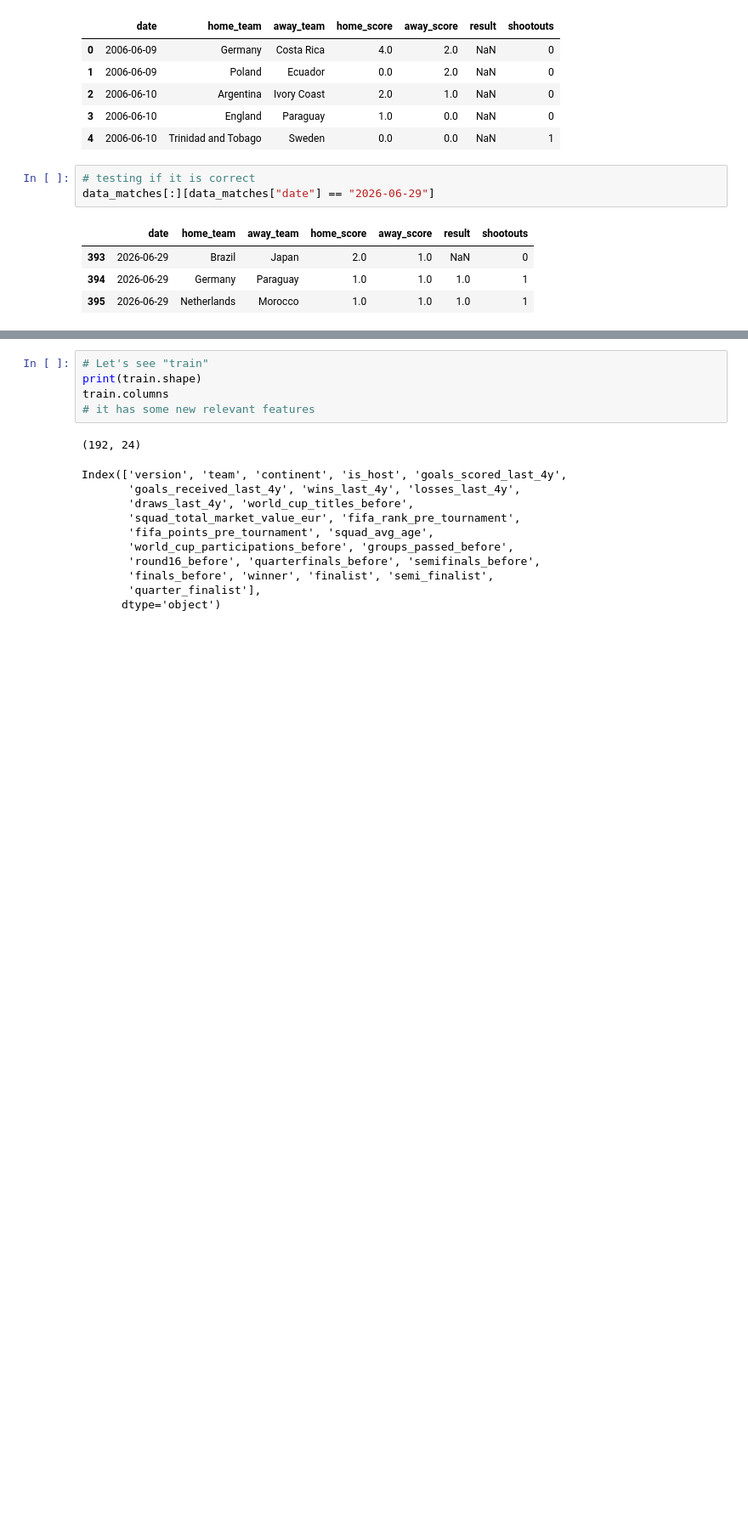
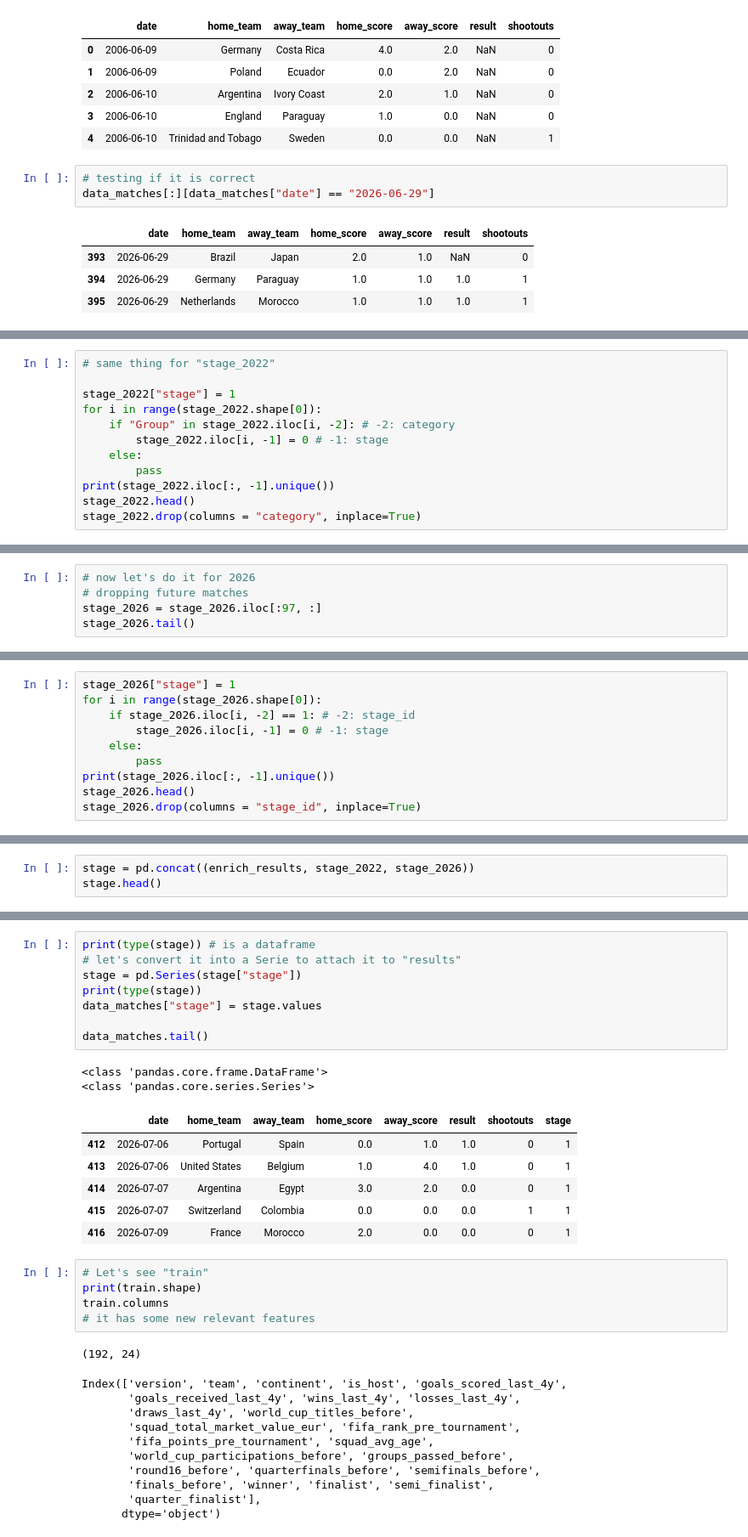
Before and after one commit to michele-55/world_cup_project, a Jupyter notebook: analysis.ipynb, the cells around one changed output, grey strips where cells are left out. Shown at 85% size. Saved outputs shown, nothing was run; the diff lists cells and outputs as text; blank space fills up the shorter version.

```diff
--- a/analysis.ipynb
+++ b/analysis.ipynb
@@ -259,0 +353,12 @@ data_matches.tail(15)
+# %%
+# same thing for "stage_2022"
+
+stage_2022["stage"] = 1
+for i in range(stage_2022.shape[0]):
+    if "Group" in stage_2022.iloc[i, -2]: # -2: category
+        stage_2022.iloc[i, -1] = 0 # -1: stage
+    else:
+        pass
+print(stage_2022.iloc[:, -1].unique())
+stage_2022.head()
+stage_2022.drop(columns = "category", inplace=True)
@@ -259,0 +367,5 @@ data_matches.tail(15)
+# %%
+# now let's do it for 2026
+# dropping future matches
+stage_2026 = stage_2026.iloc[:97, :]
+stage_2026.tail()
@@ -259,0 +387,10 @@ data_matches.tail(15)
+# %%
+stage_2026["stage"] = 1
+for i in range(stage_2026.shape[0]):
+    if stage_2026.iloc[i, -2] == 1: # -2: stage_id
+        stage_2026.iloc[i, -1] = 0 # -1: stage
+    else:
+        pass
+print(stage_2026.iloc[:, -1].unique())
+stage_2026.head()
+stage_2026.drop(columns = "stage_id", inplace=True)
@@ -259,0 +399,3 @@ data_matches.tail(15)
+# %%
+stage = pd.concat((enrich_results, stage_2022, stage_2026))
+stage.head()
@@ -260,3 +409,20 @@ data_matches.tail(15)
+# %%
+print(type(stage)) # is a dataframe
+# let's convert it into a Serie to attach it to "results"
+stage = pd.Series(stage["stage"])
+print(type(stage))
+data_matches["stage"] = stage.values
+
+data_matches.tail()
+# %% [output]
+<class 'pandas.core.frame.DataFrame'>
+<class 'pandas.core.series.Series'>
+|  | date | home_team | away_team | home_score | away_score | result | shootouts | stage |
+| 412 | 2026-07-06 | Portugal | Spain | 0.0 | 1.0 | 1.0 | 0 | 1 |
+| 413 | 2026-07-06 | United States | Belgium | 1.0 | 4.0 | 1.0 | 0 | 1 |
+| 414 | 2026-07-07 | Argentina | Egypt | 3.0 | 2.0 | 0.0 | 0 | 1 |
+| 415 | 2026-07-07 | Switzerland | Colombia | 0.0 | 0.0 | 0.0 | 1 | 1 |
+| 416 | 2026-07-09 | France | Morocco | 2.0 | 0.0 | 0.0 | 0 | 1 |
 # %%
 # Let's see "train"
 print(train.shape)
```
Also changed, not shown: parts of 27 cells of this notebook, 4 other files.
